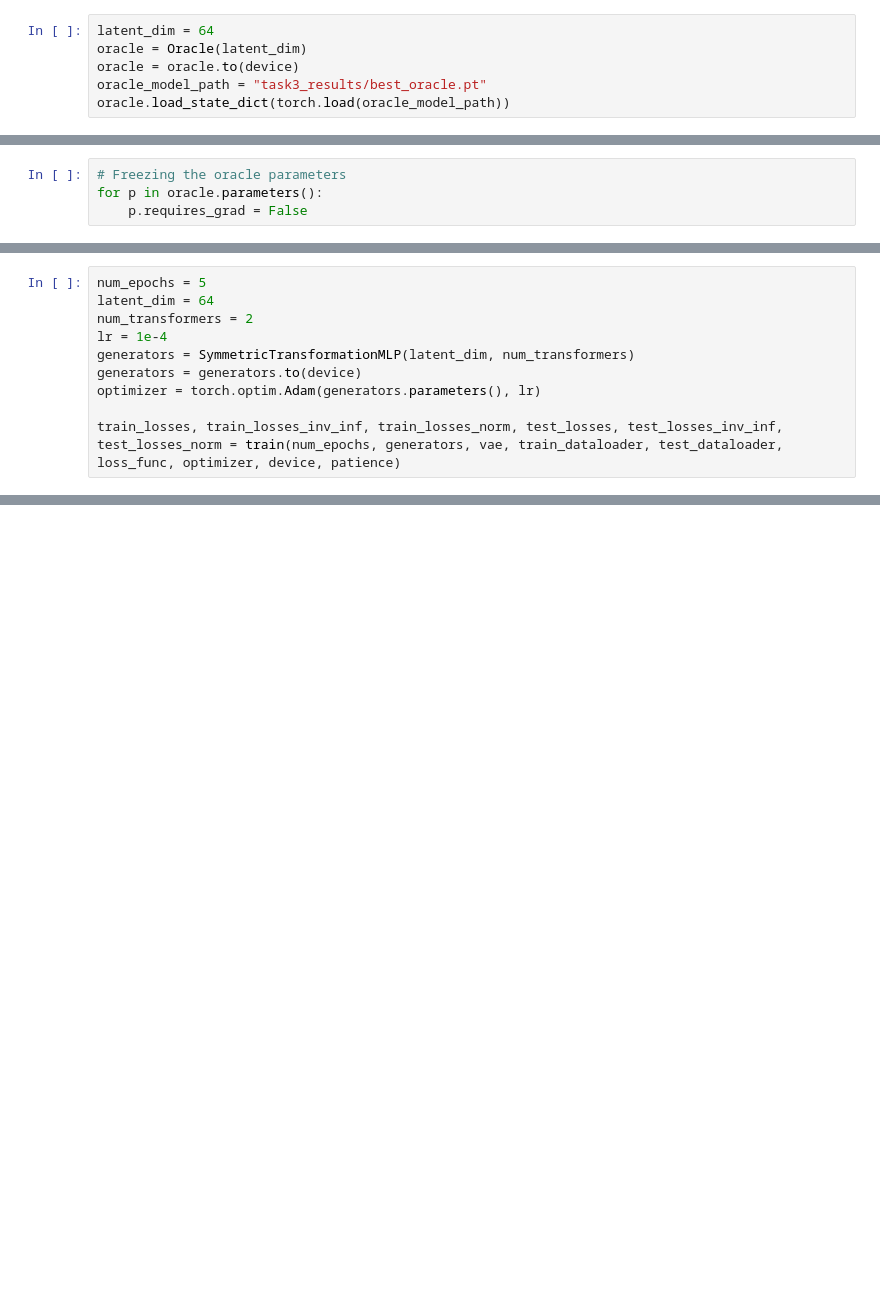
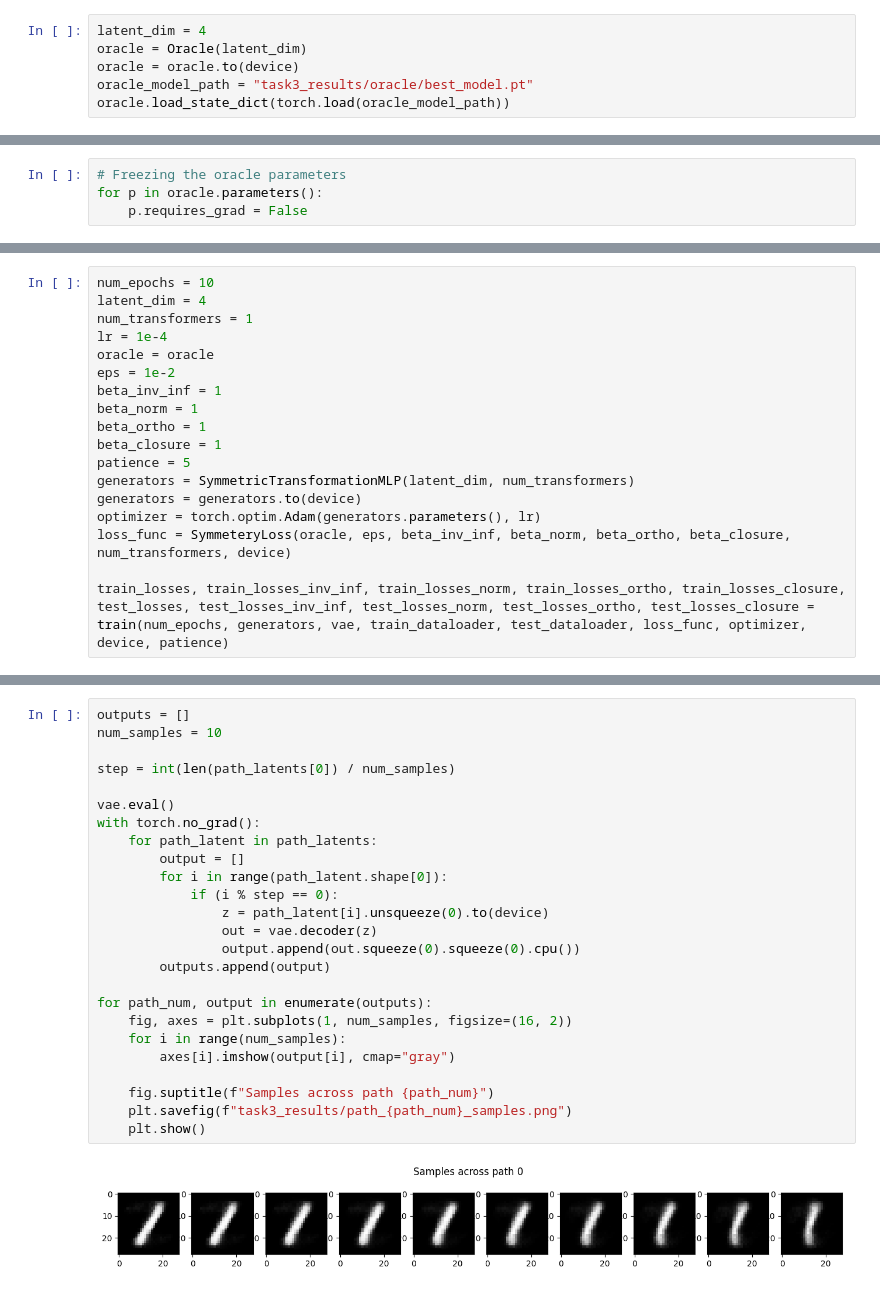
Before and after one commit to PritK99/symmetry, a Jupyter notebook: task3.ipynb, the cells around one changed output, grey strips where cells are left out. Drawn from its saved outputs; the diff is of its cells as text; blank space fills up the shorter version.

Commit message:
Identifying rotation symmetery

```diff
--- a/task3.ipynb
+++ b/task3.ipynb
@@ -334,8 +321,8 @@ Early stopping
 # %%
-latent_dim = 64
+latent_dim = 4
 oracle = Oracle(latent_dim)
 oracle = oracle.to(device)
-oracle_model_path = "task3_results/best_oracle.pt"
+oracle_model_path = "task3_results/oracle/best_model.pt"
 oracle.load_state_dict(torch.load(oracle_model_path))
 # %% [output]
 <All keys matched successfully>
@@ -509,11 +551,19 @@ loss_func = SymmeteryLoss(oracle, eps, beta_inv_inf, beta_norm, beta_ortho, beta
 # %%
-num_epochs = 5
-latent_dim = 64
-num_transformers = 2
+num_epochs = 10
+latent_dim = 4
+num_transformers = 1
 lr = 1e-4
+oracle = oracle
+eps = 1e-2
+beta_inv_inf = 1
+beta_norm = 1
+beta_ortho = 1
+beta_closure = 1
+patience = 5
 generators = SymmetricTransformationMLP(latent_dim, num_transformers)
 generators = generators.to(device)
 optimizer = torch.optim.Adam(generators.parameters(), lr)
+loss_func = SymmeteryLoss(oracle, eps, beta_inv_inf, beta_norm, beta_ortho, beta_closure, num_transformers, device)
 
-train_losses, train_losses_inv_inf, train_losses_norm, test_losses, test_losses_inv_inf, test_losses_norm = train(num_epochs, generators, vae, train_dataloader, test_dataloader, loss_func, optimizer, device, patience)
+train_losses, train_losses_inv_inf, train_losses_norm, train_losses_ortho, train_losses_closure, test_losses, test_losses_inv_inf, test_losses_norm, test_losses_ortho, test_losses_closure = train(num_epochs, generators, vae, train_dataloader, test_dataloader, loss_func, optimizer, device, patience)
 # %% [output]
@@ -562,0 +736,27 @@ plt.close()
+# %%
+outputs = []
+num_samples = 10
+
+step = int(len(path_latents[0]) / num_samples)
+
+vae.eval()
+with torch.no_grad():
+    for path_latent in path_latents:
+        output = []
+        for i in range(path_latent.shape[0]):
+            if (i % step == 0):
+                z = path_latent[i].unsqueeze(0).to(device)
+                out = vae.decoder(z)
+                output.append(out.squeeze(0).squeeze(0).cpu())
+        outputs.append(output)
+
+for path_num, output in enumerate(outputs):
+    fig, axes = plt.subplots(1, num_samples, figsize=(16, 2))
+    for i in range(num_samples):
+        axes[i].imshow(output[i], cmap="gray")
+
+    fig.suptitle(f"Samples across path {path_num}")
+    plt.savefig(f"task3_results/path_{path_num}_samples.png")
+    plt.show()
+# %% [output]
+[figure, added]
```
Also changed, not shown: parts of 17 cells of this notebook, 2 other files.
